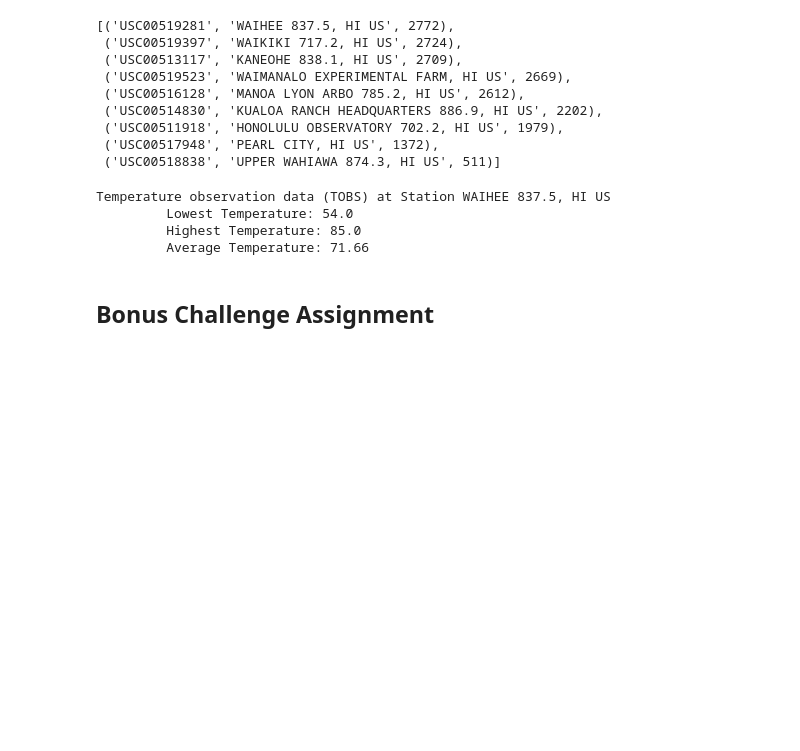
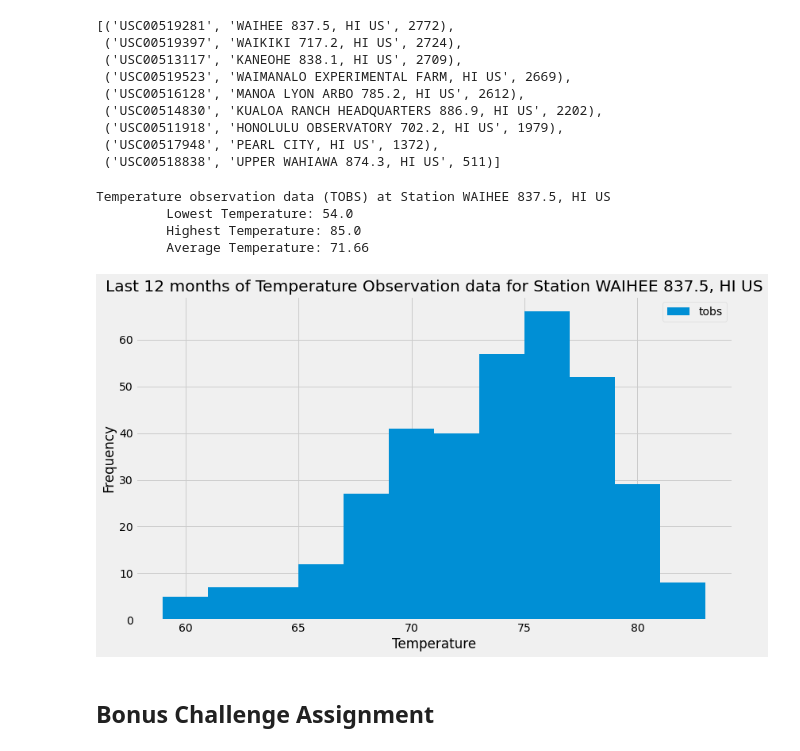
Before and after one commit to CicilyGeorge/sqlalchemy-challenge, a Jupyter notebook: climate.ipynb, the cells around one changed output. Cells and saved outputs as stored; diff of their text form; code cells hidden in the pictures; blank space fills up the shorter version.

```diff
--- a/climate.ipynb
+++ b/climate.ipynb
@@ -172,7 +188,28 @@ Temperature observation data (TOBS) at Station WAIHEE 837.5, HI US
          Average Temperature: 71.66
 # %%
 # Choose the station with the highest number of temperature observations.
+active_station = station_list[0]
+
 # Query the last 12 months of temperature observation data for this station and plot the results as a histogram
+stmt = session.query(m.tobs) \
+                .filter(m.station == active_station[0])\
+                .filter(m.date >= query_date).statement
+active_station_tobs = pd.read_sql_query(stmt, session.bind)
+
+# Ploting histogram
+active_station_tobs.hist(bins=12,
+                         label="tobs",
+                         figsize=(12,7))
+
+
+plt.title(f"Last 12 months of Temperature Observation data for Station {station_list[0][1]}")
+plt.xlabel("Temperature")
+plt.ylabel("Frequency")
+plt.legend()
+plt.savefig('Images/station-histogram.png')
+plt.show()
+# %% [output]
+[figure, added]
 # %% [markdown]
 ## Bonus Challenge Assignment
 # %%
```
Also changed, not shown: parts of 8 cells of this notebook, 2 other files.
